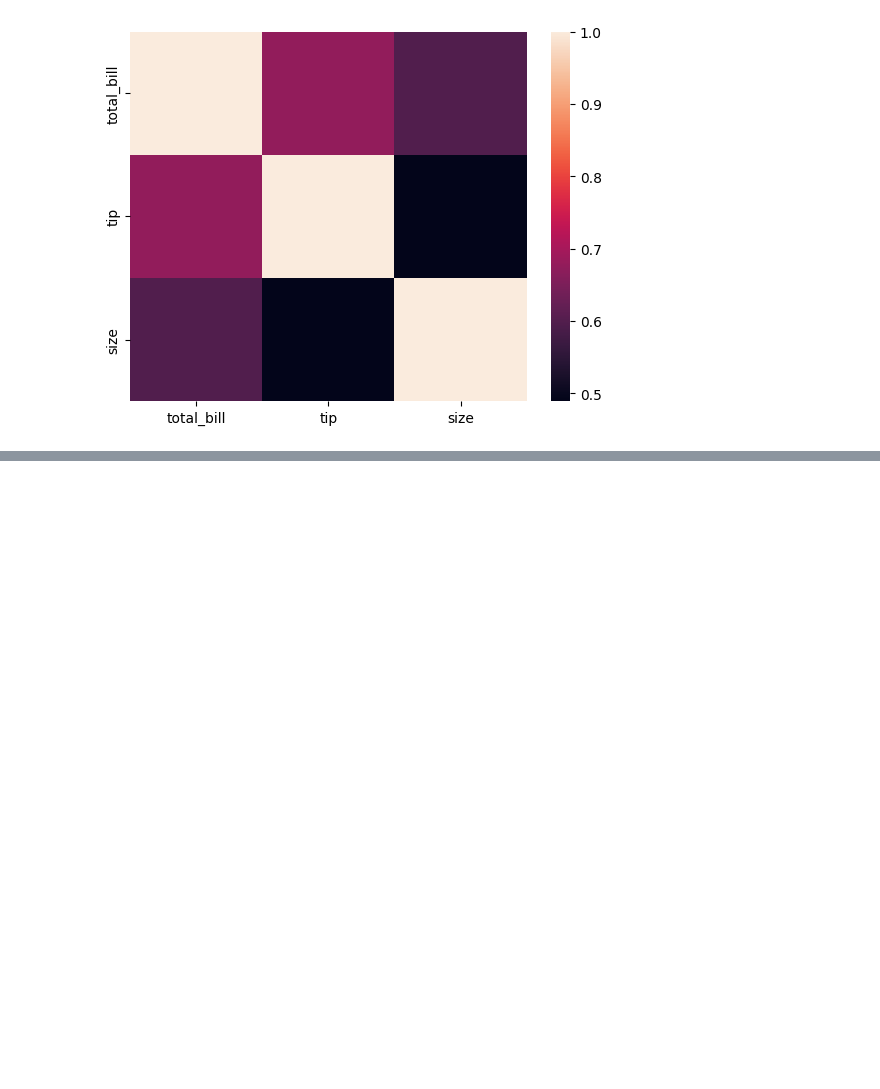
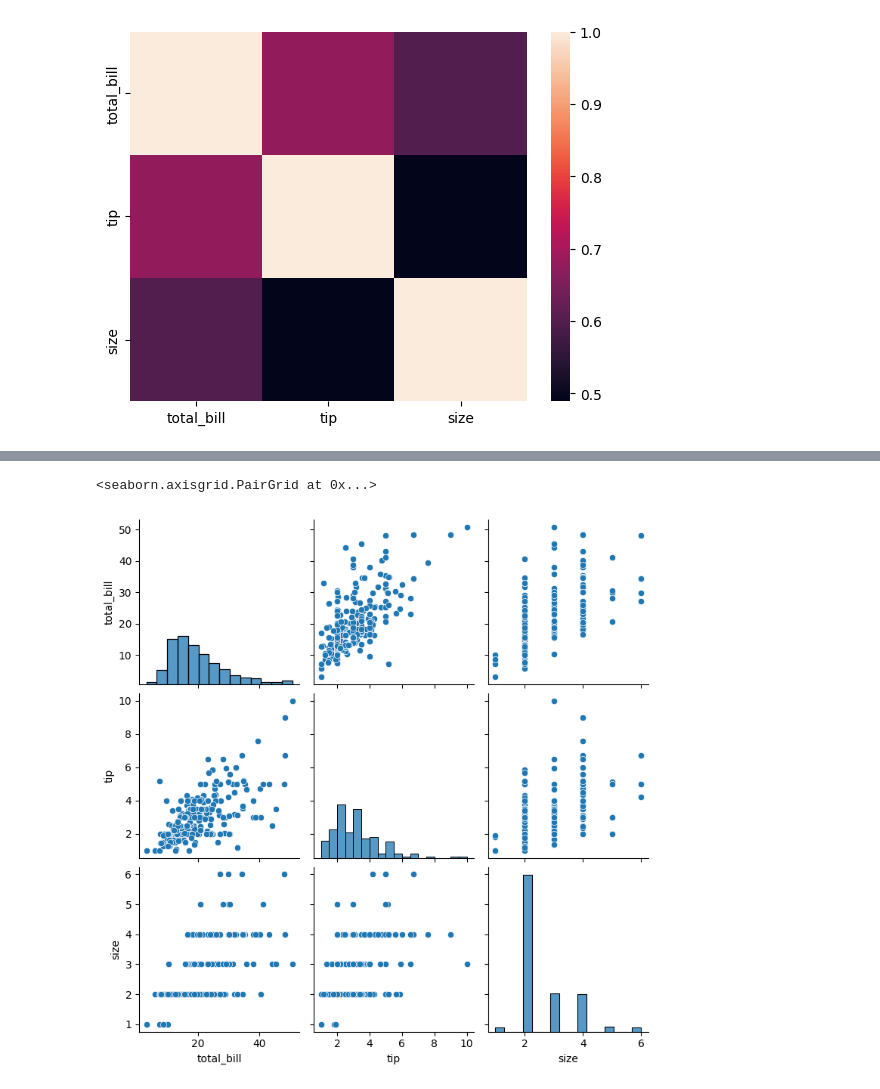
Before and after one commit to diyagoyal18/Python-Basics, a Jupyter notebook: seaborn/seaborn.ipynb, the cells around one changed output, grey strips where cells are left out. Saved outputs shown, nothing was run; the diff lists cells and outputs as text; code cells hidden in the pictures; blank space fills up the shorter version.

```diff
--- a/seaborn/seaborn.ipynb
+++ b/seaborn/seaborn.ipynb
@@ -43,0 +54,5 @@ sns.heatmap(numeric_df.corr( ))
+# %%
+sns.pairplot(df)
+# %% [output]
+<seaborn.axisgrid.PairGrid at 0x...>
+[figure, added]
```
Also changed, not shown: parts of 17 cells of this notebook.
